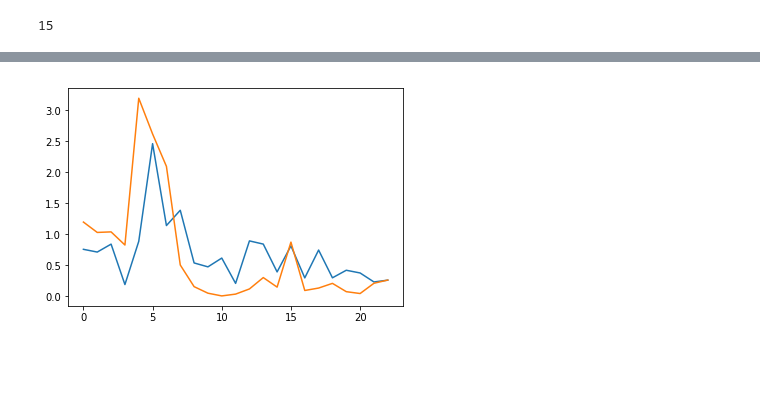
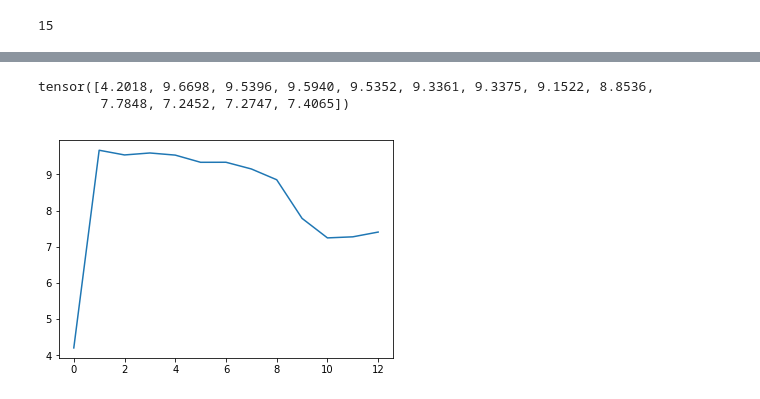
Before and after one commit to dsgelab/FinnGAN, a Jupyter notebook: main.ipynb, the cells around one changed output, grey strips where cells are left out. Drawn from its saved outputs; the diff is of its cells as text; code cells hidden in the pictures; blank space fills up the shorter version.

Commit message:
Train GAN on FinnGen data

```diff
--- a/main.ipynb
+++ b/main.ipynb
@@ -137,6 +164,6 @@ print(sequences_of_times.shape)
 # %%
-#sequences = pd.DataFrame({'ICD9_CODE': sequences_of_codes.stack(), 'TIME_FROM_PREVIOUS': sequences_of_times.stack()})
-sequences = pd.DataFrame({'ICD9_CODE': sequences_of_codes, 'TIME_FROM_PREVIOUS': sequences_of_times})
+#sequences = pd.DataFrame({'ENDPOINTS': sequences_of_codes.stack(), 'TIME_DIFFS': sequences_of_times.stack()})
+sequences = pd.DataFrame({'ENDPOINTS': sequences_of_codes, 'TIME_DIFFS': sequences_of_times})
 print(sequences.shape)
 #sequences.head()
 # %% [output]
@@ -259,0 +244,4 @@ print(freqs)'''
+# %%
+val_iter = Iterator(val, batch_size = len(val_sequences), repeat = True)
+
+next(iter(val_iter)).ENDPOINTS.transpose(0, 1).shape
@@ -407,9 +434,14 @@ G = RelationalMemoryGenerator(mem_slots, head_size, embed_size, vocab_size, temp
 if cuda:
     G.cuda()
 
-score = test_special_case(G, data, vocab_size, False)
+val_data = next(iter(val_iter)).ENDPOINTS.transpose(0, 1)
+
+score = get_score(G, ENDPOINT, val_data[:, :1])
 print(score)
-pretrain_generator(G, data, vocab_size, 10, 0.01, 2)
-score = test_special_case(G, data, vocab_size, False)
+
+batch_size = 10
+pretrain_generator(G, train, batch_size, vocab_size, sequence_length, 10, 0.01, print_step = 1)
+
+score = get_score(G, ENDPOINT, val_data[:, :1])
 print(score)
 # %% [output]
@@ -528,16 +570,24 @@ if cuda:
     G.cuda()
     D.cuda()
 
-freqs_fake = test_special_case(G, data, vocab_size)
-print('distribution before training:', freqs_fake)
-print('benchmark distribution:', freqs)
+val_data = next(iter(val_iter)).ENDPOINTS.transpose(0, 1)
+
+#_, freqs = get_distribution(None, ENDPOINT, vocab_size, fake = False)
+#_, freqs_fake = get_fake_distribution(G, val_data[:, :1])
+#print('distribution before training:', freqs_fake)
+#print('benchmark distribution:', freqs)
+
+batch_size = 64
+n_epochs = 100
+print_step = n_epochs // 10
+lr = 1e-4
 
 # Train the GAN
-scores = train(G, D, data, vocab_size, 100, 0.0001, temperature, 10)
+scores = train_GAN(G, D, train, val_iter, batch_size, vocab_size, sequence_length, n_epochs, lr, temperature, print_step = print_step)
 
-freqs_fake = test_special_case(G, data, vocab_size)
-print('distributions after training:', freqs_fake)
-print('benchmark distribution:', freqs)
+#_, freqs_fake = get_fake_distribution(G, val_data[:, :1])
+#print('distributions after training:', freqs_fake)
+#print('benchmark distribution:', freqs)
 
 print('time taken:', round_to_n(time.time() - start_time), 'seconds')
 # %% [output]
@@ -545,8 +622,9 @@ RuntimeError: CUDA out of memory. Tried to allocate 20.00 MiB (GPU 0; 11.17 GiB
 # %%
 %matplotlib inline
 
-plt.plot(range(scores.shape[0]), scores[:, 0].numpy())
-plt.plot(range(scores.shape[0]), scores[:, 1].numpy())
+plt.plot(range(scores.shape[0]), scores.numpy())
 plt.show()
 # %% [output]
+tensor([4.2018, 9.6698, 9.5396, 9.5940, 9.5352, 9.3361, 9.3375, 9.1522, 8.8536,
+        7.7848, 7.2452, 7.2747, 7.4065])
-[figure, old version]
+[figure, new version]
```
Also changed, not shown: parts of 23 cells of this notebook.
